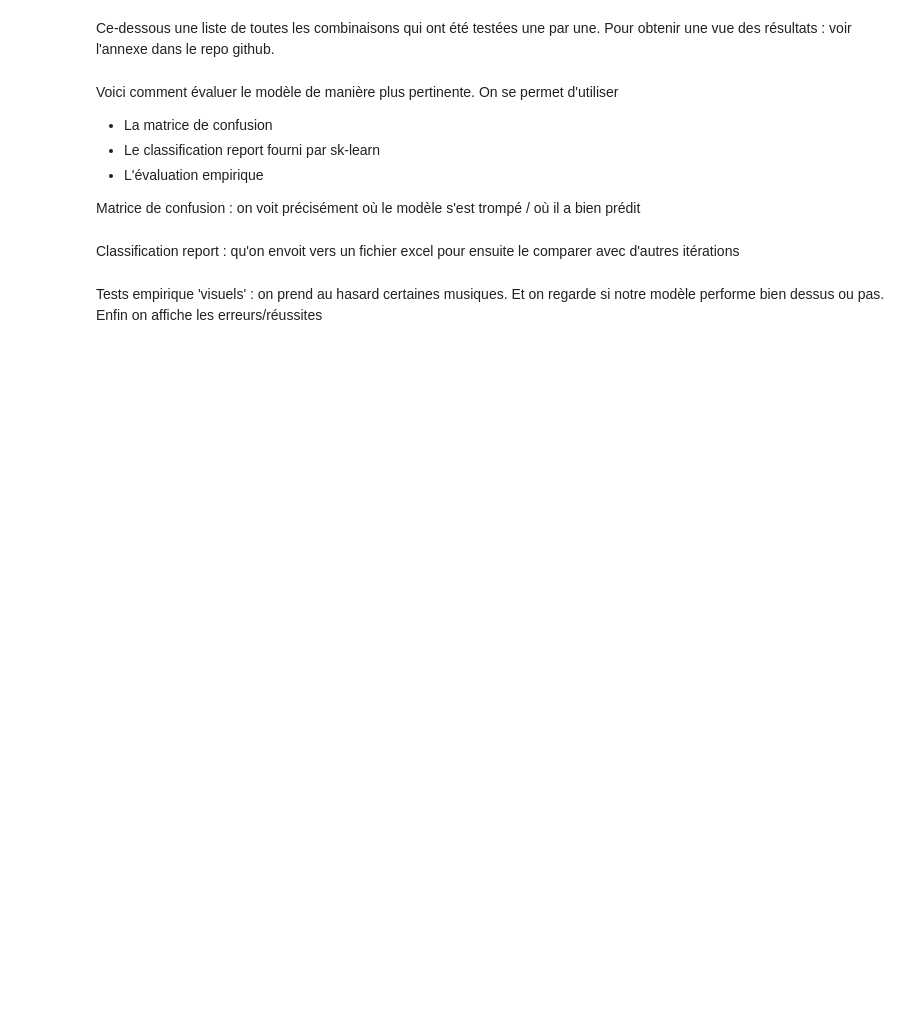
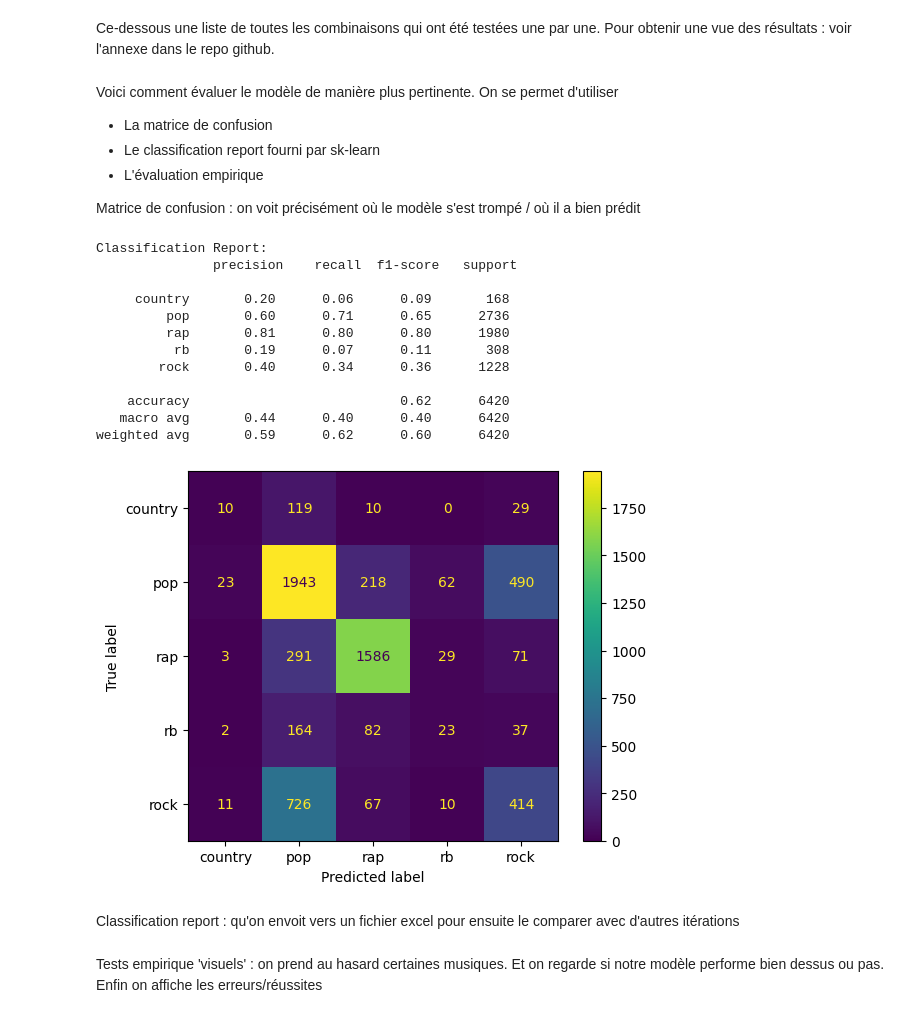
Before and after one commit to plfavreau/NLP-GENIUS, a Jupyter notebook: notebooks/classifier_notebook.ipynb, the cells around one changed output. Cells and saved outputs as stored; diff of their text form; code cells hidden in the pictures; blank space fills up the shorter version.

```diff
--- a/notebooks/classifier_notebook.ipynb
+++ b/notebooks/classifier_notebook.ipynb
@@ -66,7 +78,7 @@ Archive:  genius-song-lyrics-with-language-information.zip
 Etape de préprocessing 'rapide'.
 # %%
 # n = 100 every 100th line = 1% of the lines 50 000 lines taken
-df = pd.read_csv("../song_lyrics.csv", skiprows=lambda i: i % 500 != 0)
+df = pd.read_csv("song_lyrics.csv", skiprows=lambda i: i % 100 != 0)
 print(df.index)
 df = df[df['tag'] != 'misc']
 if 'language' in df.columns:
@@ -108,7 +120,7 @@ Création du classifier en utilisant scikit-learn
 On peut s'amuser à jouer sur les différents paramètres et hyperparamètres pour voir si on obtient de meilleur résultats
 # %%
 # Create model, we can test them one by one or even customize them using hyperparameters tunning
-model = make_pipeline(CountVectorizer(ngram_range = (1,1), stop_words = en_stop), MultinomialNB()) #Naive Bayes
+model = make_pipeline(CountVectorizer(ngram_range = (1,1), stop_words = list(en_stop)), MultinomialNB()) #Naive Bayes
 #model = make_pipeline(CountVectorizer(ngram_range = (1,1), stop_words = en_stop), LogisticRegression()) #Logistic Regression
 model.fit(X_train, Y_train)
 # %% [output]
@@ -121,7 +145,7 @@ print("Accuracy:", accuracy)
 # %% [markdown]
 Ce-dessous une liste de toutes les combinaisons qui ont été testées une par une. Pour obtenir une vue des résultats : voir l'annexe dans le repo github.
 # %%
-#model = make_pipeline(CountVectorizer(tokenizer=gpt_tokenize, ngram_range=(1, 1)), scaler, LogisticRegression( max_iter = 1000, solver='saga',penalty='l2'))
+model = make_pipeline(CountVectorizer(tokenizer=gpt_tokenize, ngram_range=(1, 1)), StandardScaler(with_mean=False), LogisticRegression( max_iter = 1000, solver='saga',penalty='l2'))
 #model = make_pipeline(CountVectorizer(tokenizer=byte_tokenize, ngram_range=(1, 1)), scaler, LogisticRegression( max_iter = 1000, solver='saga',penalty='l2'))
 #model = make_pipeline(CountVectorizer(tokenizer=word_tokenize, ngram_range=(1, 1)), scaler, LogisticRegression( max_iter = 1000, solver='saga',penalty='l2'))
 #model = make_pipeline(CountVectorizer(ngram_range=(1, 1), scaler, LogisticRegression( max_iter = 3000, solver='lbfgs'))
@@ -140,11 +164,27 @@ On se permet d'utiliser
 Matrice de confusion : on voit précisément où le modèle s'est trompé / où il a bien prédit
 # %%
 # Print classification report and confusion matrix
-print("Classification Report:\n", classification_report(Y_test, Y))
-cm = confusion_matrix(Y_test, Y)
+model.fit(X_train, Y_train)
+Y_pred = model.predict(X_test)
+print("Classification Report:\n", classification_report(Y_test, Y_pred))
+cm = confusion_matrix(Y_test, Y_pred)
 disp = ConfusionMatrixDisplay(confusion_matrix=cm, display_labels=model.classes_)
 disp.plot()
 plt.show()
+# %% [output]
+Classification Report:
+               precision    recall  f1-score   support
+
+     country       0.20      0.06      0.09       168
+         pop       0.60      0.71      0.65      2736
+         rap       0.81      0.80      0.80      1980
+          rb       0.19      0.07      0.11       308
+        rock       0.40      0.34      0.36      1228
+
+    accuracy                           0.62      6420
+   macro avg       0.44      0.40      0.40      6420
+weighted avg       0.59      0.62      0.60      6420
+[figure, added]
 # %% [markdown]
 Classification report : qu'on envoit vers un fichier excel pour ensuite le comparer avec d'autres itérations
 # %%
```
Also changed, not shown: parts of 14 cells of this notebook, 3 other files.
